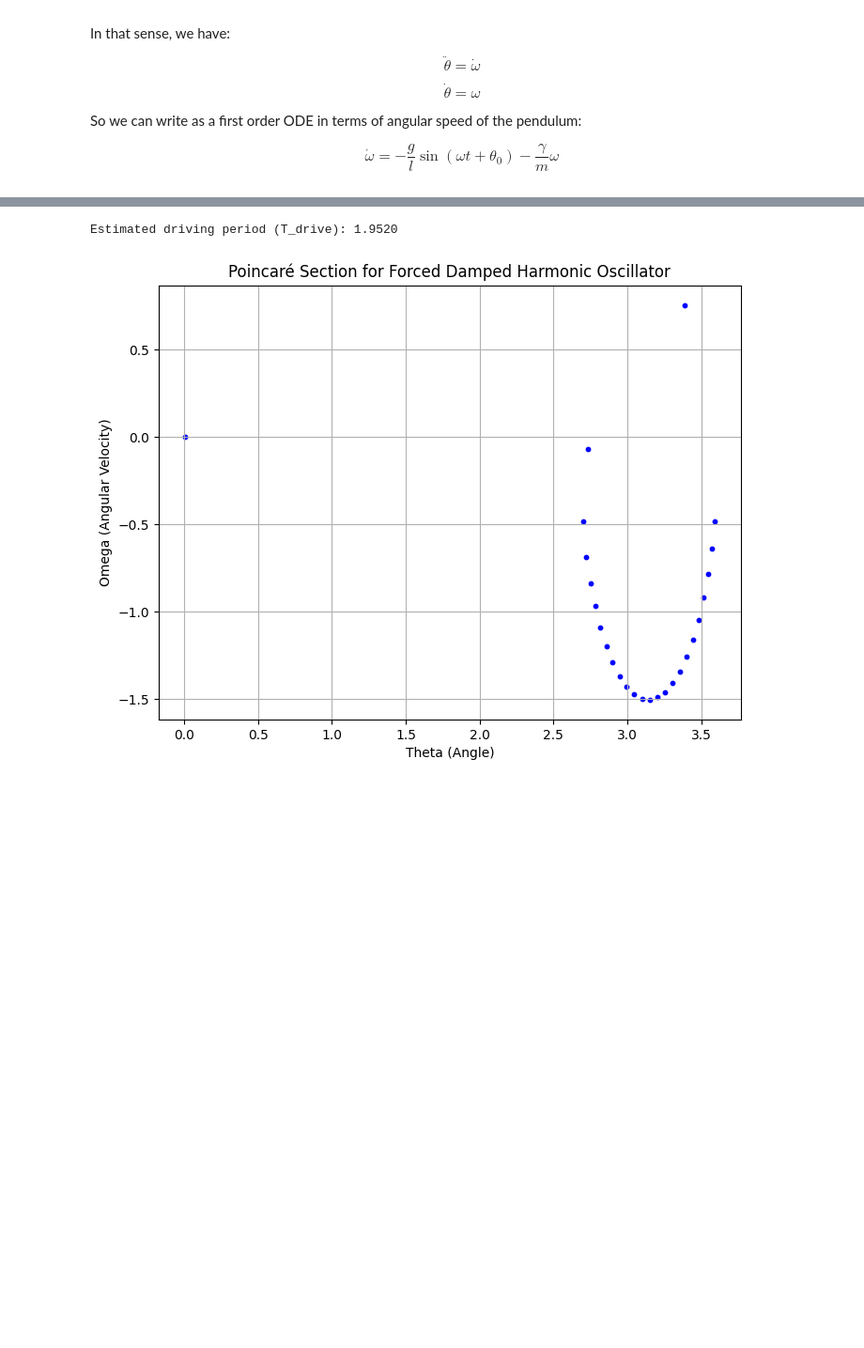
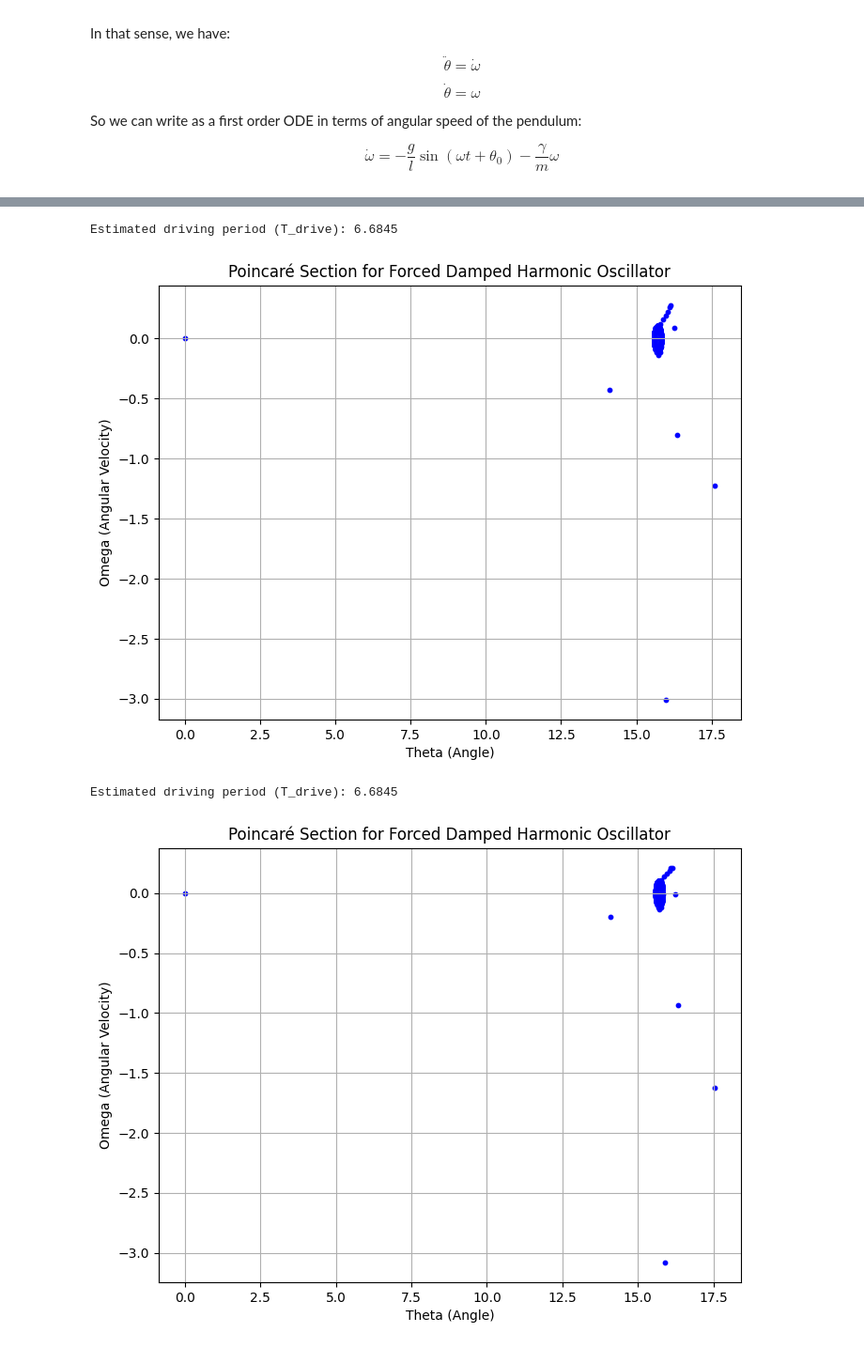
Before and after one commit to rafael-gigante/Mec_Class_Comp_2024, a Jupyter notebook: Pêndulo e Caos/Em Python/pendulo.ipynb, the cells around one changed output, grey strips where cells are left out. Shown: that part at 94% size. Cells and saved outputs as stored; diff of their text form; code cells hidden in the pictures; blank space fills up the shorter version.

```diff
--- a/Pêndulo e Caos/Em Python/pendulo.ipynb
+++ b/Pêndulo e Caos/Em Python/pendulo.ipynb
@@ -34,15 +34,15 @@ So we can write as a first order ODE in terms of angular speed of the pendulum:
 # %%
 g = 10
 l = 1
-gamma = 2
-m = 1
+gamma = 1
+m = 5
 
 omega_r = np.sqrt(g/l)
-beta = gamma/(m)
+beta = gamma/(2*m*l)
 
-Omega = 1*omega_r
-#Omega = np.sqrt(omega_r**2 + (beta**2))
-F_0 = 3
+Omega = 0.3 *omega_r #variável
+#Omega = np.sqrt(omega_r**2 + (beta**2)) #variável
+F_0 = 1 #variável
 
 def dSdt(t, S):
     theta, omega = S
@@ -54,6 +54,8 @@ theta_0 = np.radians(20*np.pi/180)
 omega_0 = 0
 
 print('omega_r: ', omega_r**2)
+print('Omega: ', Omega)
+print('Ressonância: ', np.sqrt(omega_r**2 + (beta**2)))
 print('beta: ',(beta/2)**2)
 # %% [output]
 omega_r:  10.000000000000002
@@ -61,5 +65,5 @@ beta:  1.0
 # %%
-t=np.linspace(0,50,1000)
+t=np.linspace(0,2000,1000)
 sol = solve_ivp(dSdt, y0=[theta_0, omega_0], t_span=(0,max(t)), t_eval=t, method='RK45', rtol=1e-12, atol=1e-12)
 # %%
 theta_sol = sol.y[0]
@@ -164,8 +166,19 @@ def plot_poincare_section(theta_sol, omega_sol, t):
 # t: time array (already coded)
 
 # plot_poincare_section(theta_sol, omega_sol, t)
+# %%
+theta_0 = np.radians(21*np.pi/180)
+omega_0 = 0
+
+sol = solve_ivp(dSdt, y0=[theta_0, omega_0], t_span=(0,max(t)), t_eval=t, method='RK45', rtol=1e-12, atol=1e-12)
+
+theta_sol2 = sol.y[0]
+omega_sol2 = sol.y[1]
 # %%
 plot_poincare_section(theta_sol, omega_sol, t)
+plot_poincare_section(theta_sol2, omega_sol2, t)
 # %% [output]
-Estimated driving period (T_drive): 1.9520
+Estimated driving period (T_drive): 6.6845
-[figure, old version]
+[figure, new version]
+Estimated driving period (T_drive): 6.6845
+[figure, added]
```
Also changed, not shown: parts of 7 cells of this notebook, 1 other file.
